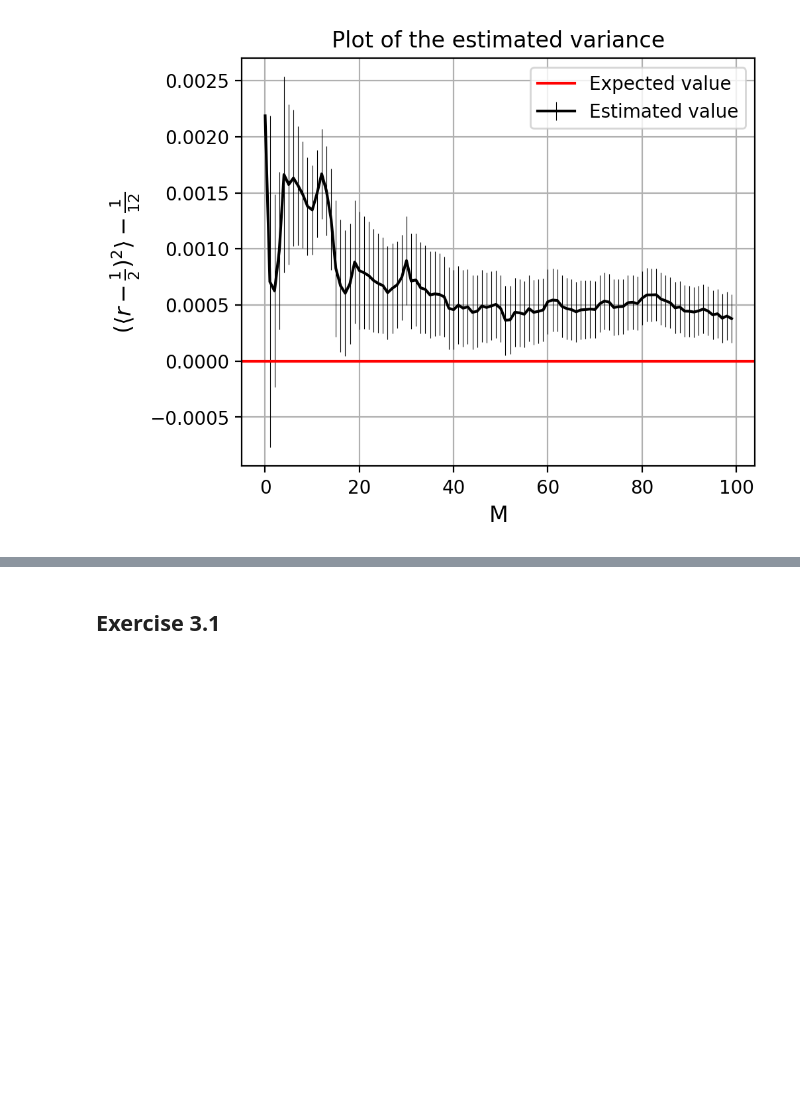
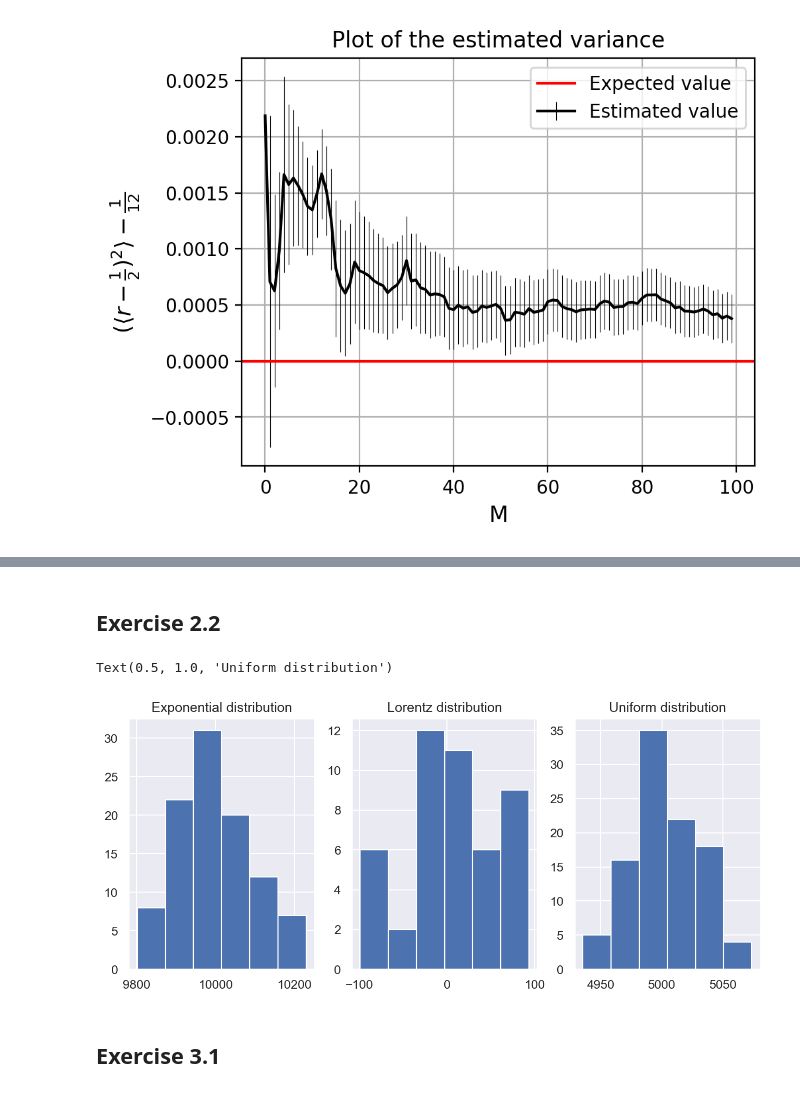
Before and after one commit to Giac97/Simulazione-Numerica, a Jupyter notebook: notebooks/Exercise 1/Exercise 1 - Analysis.ipynb, the cells around one changed output, grey strips where cells are left out. Saved outputs shown, nothing was run; the diff lists cells and outputs as text; code cells hidden in the pictures; blank space fills up the shorter version.

```diff
--- a/notebooks/Exercise 1/Exercise 1 - Analysis.ipynb
+++ b/notebooks/Exercise 1/Exercise 1 - Analysis.ipynb
@@ -50,3 +72,21 @@ Text(0.5, 1.0, 'Plot of the estimated variance')
+# %% [markdown]
+## Exercise 2.2
+# %%
+exp_sum = np.loadtxt("sumexp.dat", unpack = True)
+lor_sum = np.loadtxt("sumlorentz.dat", unpack = True)/ 100
+unif_sum = np.loadtxt("sumunif.dat", unpack = True)
+lor_sum_restricted = lor_sum[np.abs(lor_sum) < 100]
+# %%
+fig, axs =  plt.subplots(1,3, figsize = (10, 4), dpi = 150)
+axs[0].hist(exp_sum, 6)
+axs[0].set_title("Exponential distribution")
+axs[1].hist(lor_sum_restricted, 6)
+axs[1].set_title("Lorentz distribution")
+axs[2].hist(unif_sum, 6)
+axs[2].set_title("Uniform distribution")
+# %% [output]
+Text(0.5, 1.0, 'Uniform distribution')
+[figure, added]
 # %% [markdown]
 ## Exercise 3.1
 # %% [markdown]
```
Also changed, not shown: parts of 7 cells of this notebook, 1 other file.
